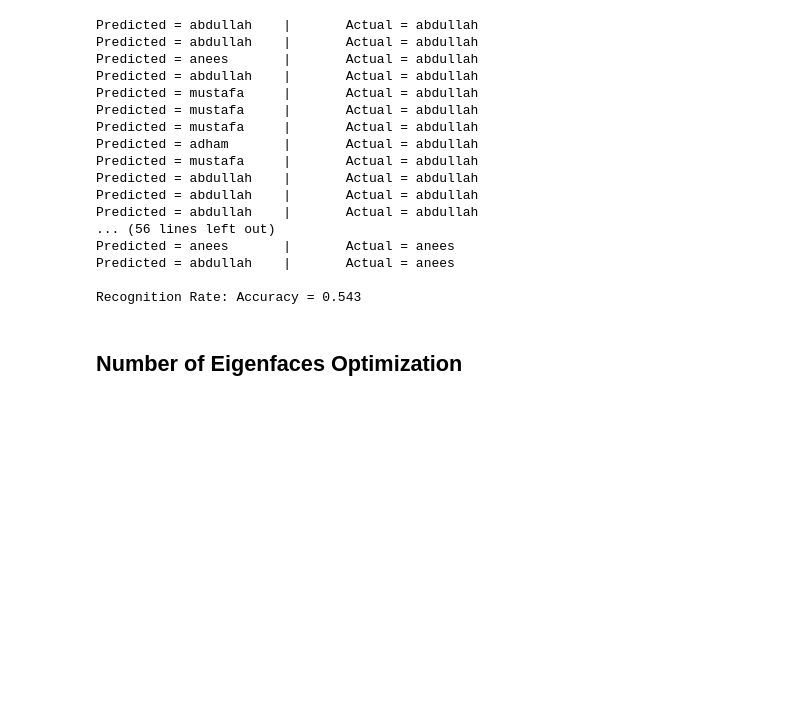
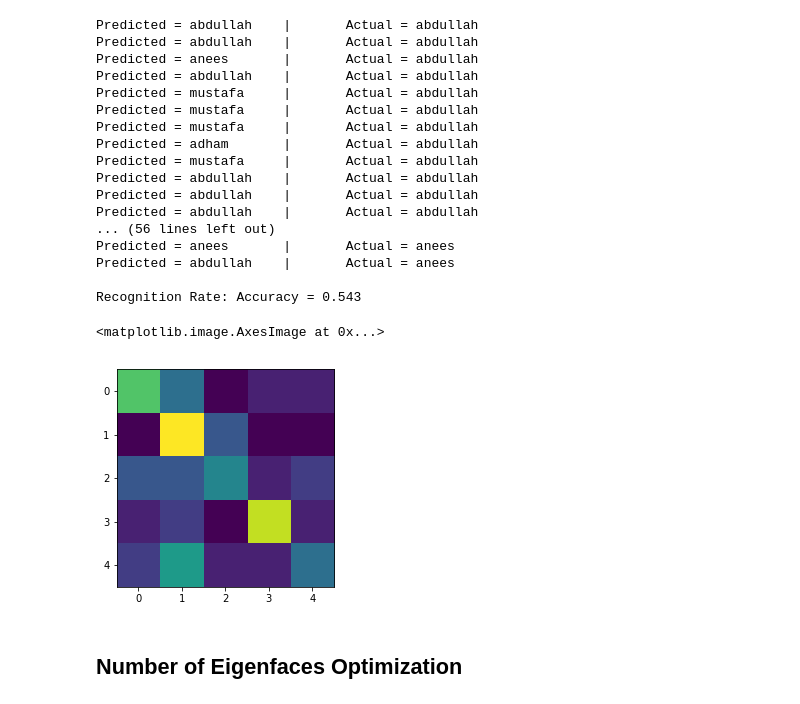
Before and after one commit to adhamelkhouly/face_recognition, a Jupyter notebook: 5_eigenfaces.ipynb, the cells around one changed output. Saved outputs shown, nothing was run; the diff lists cells and outputs as text; code cells hidden in the pictures; blank space fills up the shorter version.

```diff
--- a/5_eigenfaces.ipynb
+++ b/5_eigenfaces.ipynb
@@ -89,6 +90,11 @@ Predicted = anees       |       Actual = anees
 Predicted = abdullah    |       Actual = anees
 
 Recognition Rate: Accuracy = 0.543
+# %%
+plt.imshow(confusion_matrix(y_test, predictions))
+# %% [output]
+<matplotlib.image.AxesImage at 0x...>
+[figure, added]
 # %% [markdown]
 ## Number of Eigenfaces Optimization
 # %%
```
Also changed, not shown: parts of 2 cells of this notebook.
